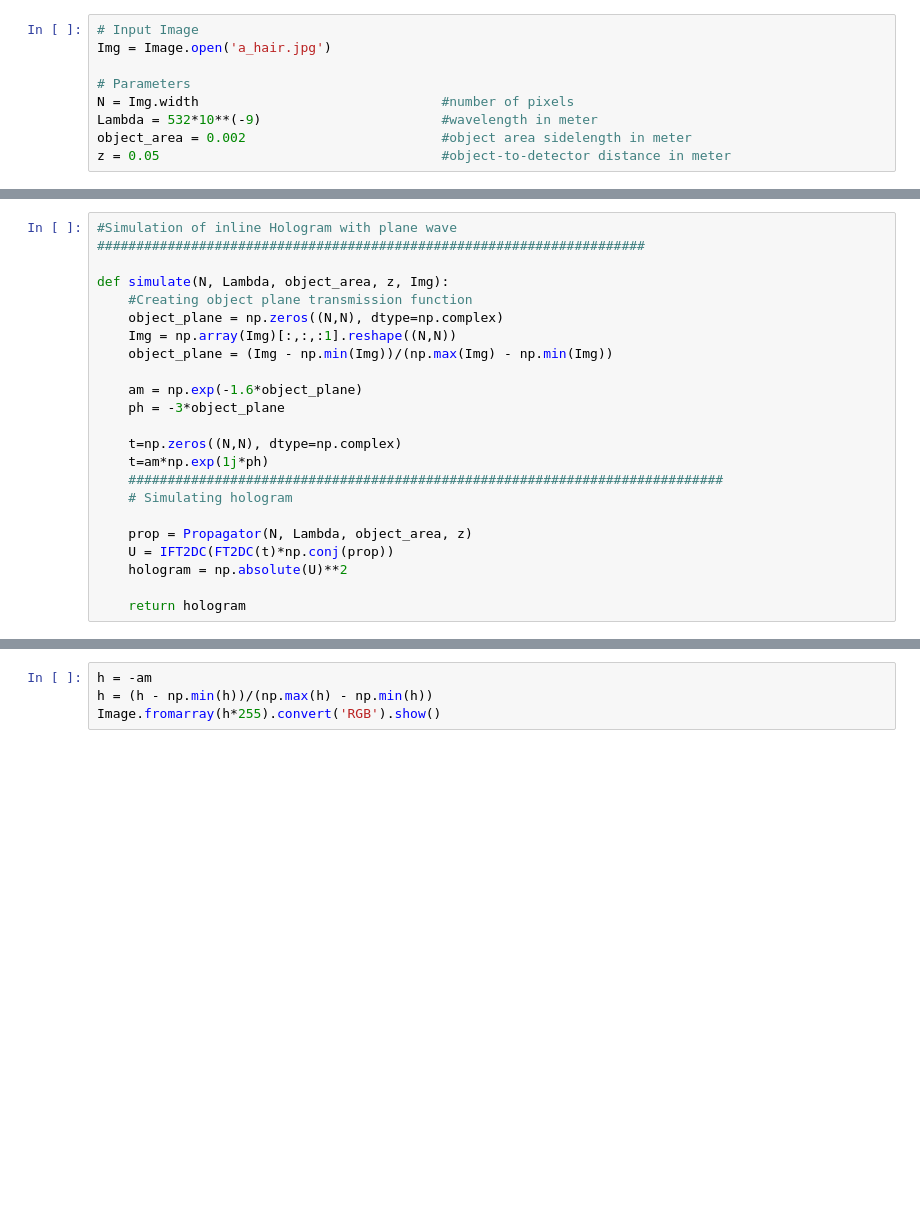
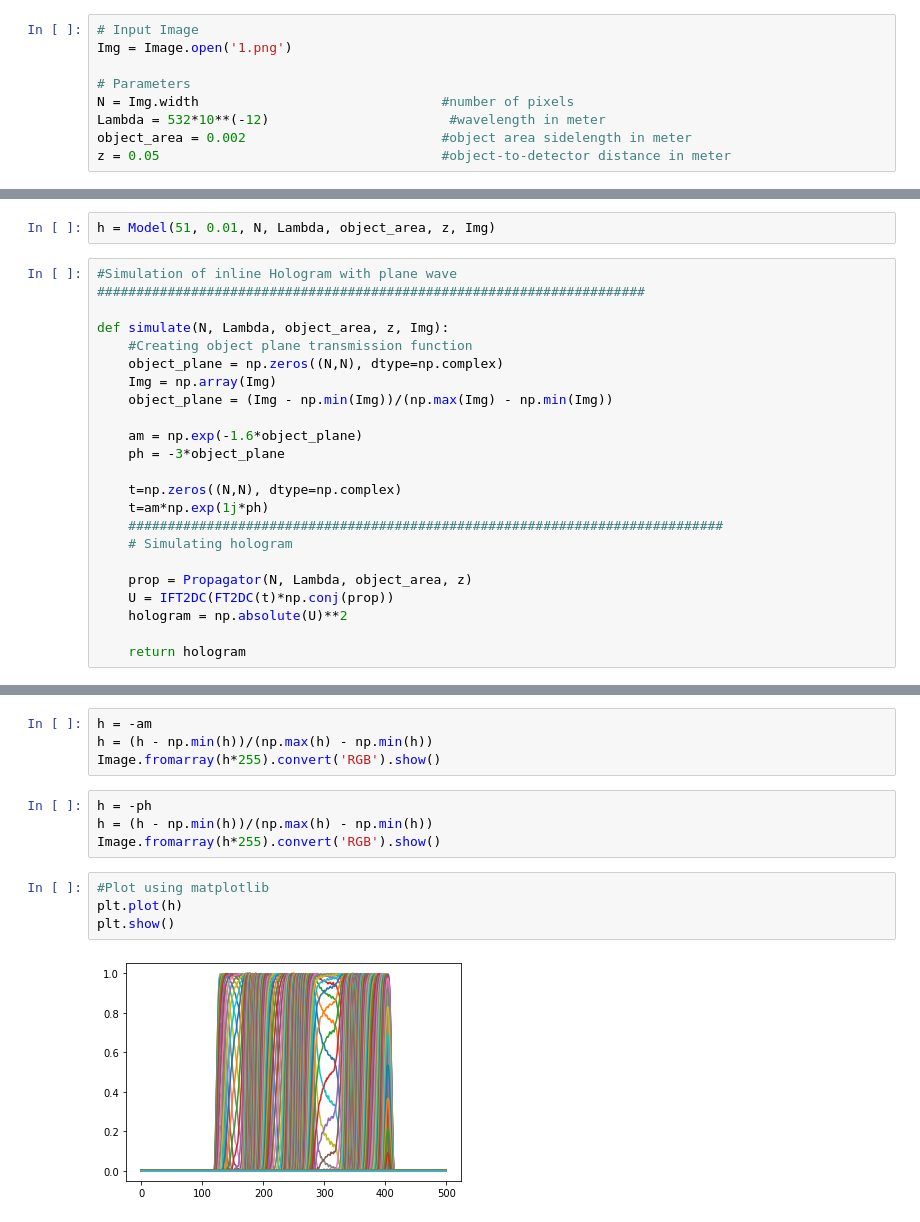
Before and after one commit to Himalay12/ProjectDsc, a Jupyter notebook: Predictor.ipynb, the cells around one changed output, grey strips where cells are left out. Cells and saved outputs as stored; diff of their text form; blank space fills up the shorter version.

```diff
--- a/Predictor.ipynb
+++ b/Predictor.ipynb
@@ -46,11 +47,11 @@ def IFT2DC(Input):
     return Output
 # %%
 # Input Image
-Img = Image.open('a_hair.jpg')
+Img = Image.open('1.png')
 
 # Parameters
 N = Img.width                               #number of pixels
-Lambda = 532*10**(-9)                       #wavelength in meter
+Lambda = 532*10**(-12)                       #wavelength in meter
 object_area = 0.002                         #object area sidelength in meter
 z = 0.05                                    #object-to-detector distance in meter
 # %%
@@ -60,3 +61,5 @@ Img.size
+# %%
+h = Model(51, 0.01, N, Lambda, object_area, z, Img)
 # %%
 #Simulation of inline Hologram with plane wave
 ######################################################################
@@ -64,7 +67,7 @@ Img.size
 def simulate(N, Lambda, object_area, z, Img):
     #Creating object plane transmission function
     object_plane = np.zeros((N,N), dtype=np.complex)
-    Img = np.array(Img)[:,:,:1].reshape((N,N))
+    Img = np.array(Img)
     object_plane = (Img - np.min(Img))/(np.max(Img) - np.min(Img))
 
     am = np.exp(-1.6*object_plane)
@@ -154,3 +194,13 @@ for kk in range(1, iterations):
 h = -am
 h = (h - np.min(h))/(np.max(h) - np.min(h))
 Image.fromarray(h*255).convert('RGB').show()
+# %%
+h = -ph
+h = (h - np.min(h))/(np.max(h) - np.min(h))
+Image.fromarray(h*255).convert('RGB').show()
+# %%
+#Plot using matplotlib
+plt.plot(h)
+plt.show()
+# %% [output]
+[figure, added]
```
Also changed, not shown: parts of 4 cells of this notebook.
